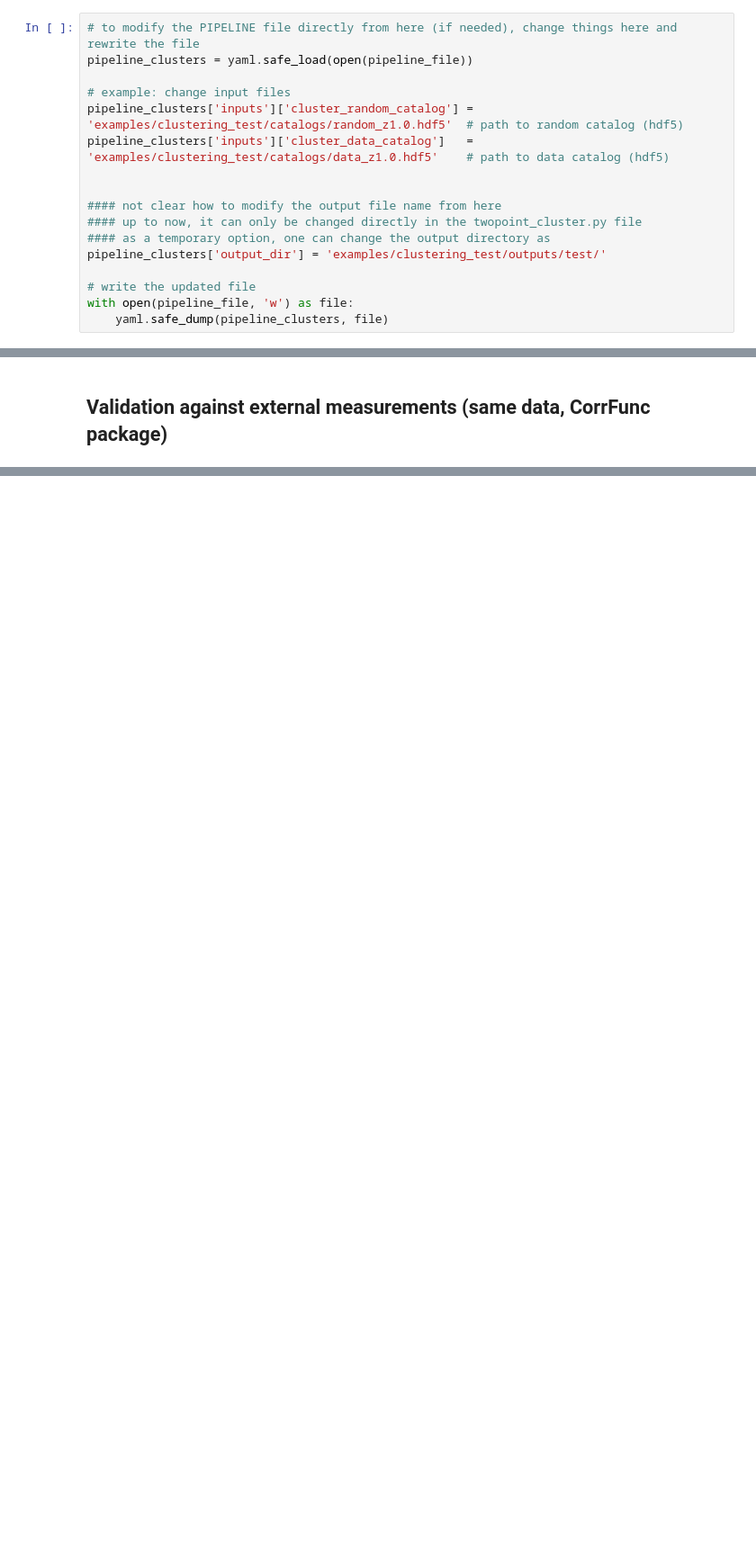
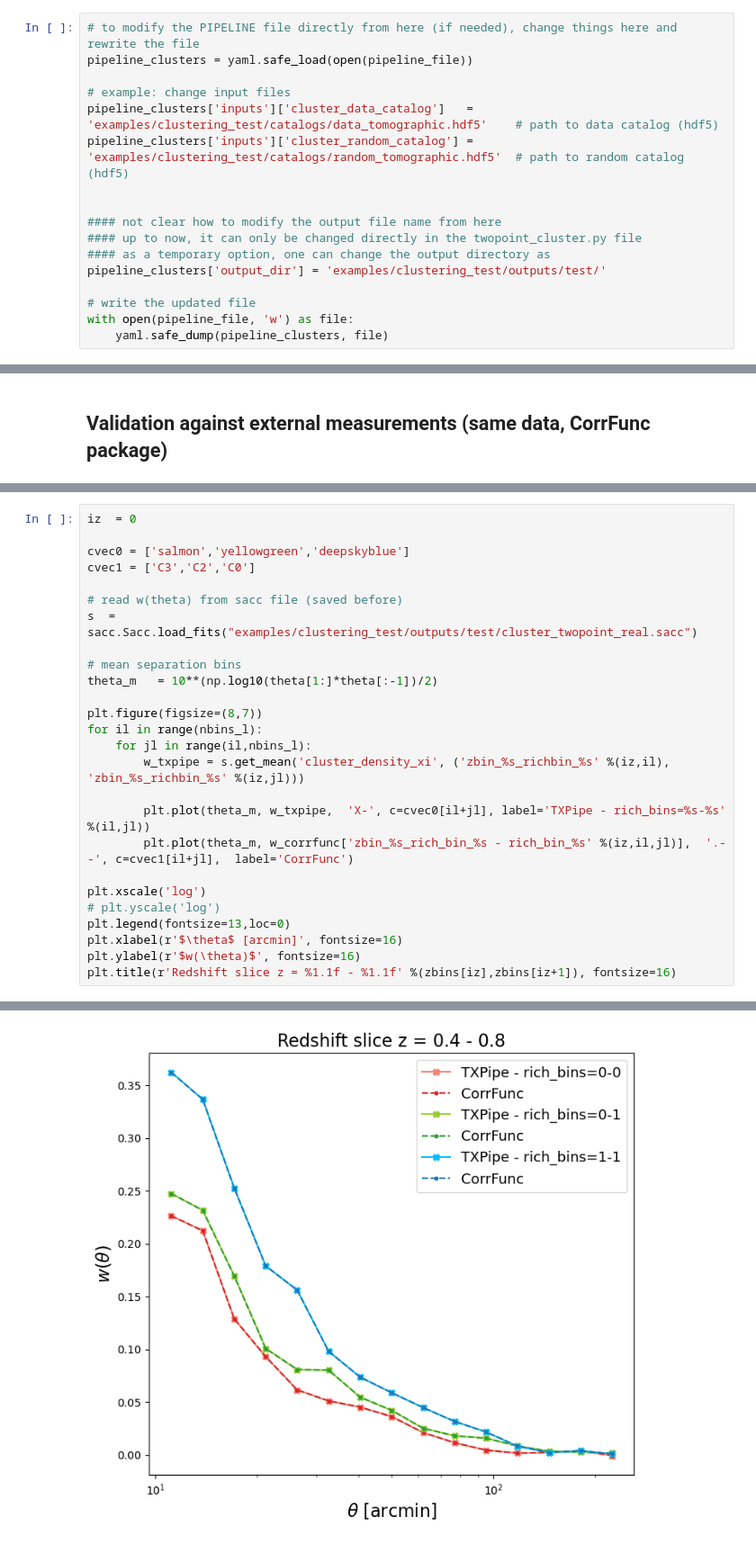
Before and after one commit to LSSTDESC/TXPipe, a Jupyter notebook: notebooks/Cluster_twopoint_test.ipynb, the cells around one changed output, grey strips where cells are left out. Shown: that part at 90% size. Drawn from its saved outputs; the diff is of its cells as text; blank space fills up the shorter version.

```diff
--- a/notebooks/Cluster_twopoint_test.ipynb
+++ b/notebooks/Cluster_twopoint_test.ipynb
@@ -65,8 +76,8 @@ with open(config_file, 'w') as file:
 pipeline_clusters = yaml.safe_load(open(pipeline_file))
 
 # example: change input files
-pipeline_clusters['inputs']['cluster_random_catalog'] = 'examples/clustering_test/catalogs/random_z1.0.hdf5'  # path to random catalog (hdf5)
-pipeline_clusters['inputs']['cluster_data_catalog']   = 'examples/clustering_test/catalogs/data_z1.0.hdf5'    # path to data catalog (hdf5)
+pipeline_clusters['inputs']['cluster_data_catalog']   = 'examples/clustering_test/catalogs/data_tomographic.hdf5'    # path to data catalog (hdf5)
+pipeline_clusters['inputs']['cluster_random_catalog'] = 'examples/clustering_test/catalogs/random_tomographic.hdf5'  # path to random catalog (hdf5)
 
 
 #### not clear how to modify the output file name from here
@@ -230,0 +226,27 @@ Text(0.5, 1.0, 'Redshift slice z = 0.8 - 1.2')
+# %%
+iz  = 0
+
+cvec0 = ['salmon','yellowgreen','deepskyblue']
+cvec1 = ['C3','C2','C0']
+
+# read w(theta) from sacc file (saved before)
+s  = sacc.Sacc.load_fits("examples/clustering_test/outputs/test/cluster_twopoint_real.sacc")
+
+# mean separation bins
+theta_m   = 10**(np.log10(theta[1:]*theta[:-1])/2)
+
+plt.figure(figsize=(8,7))
+for il in range(nbins_l):
+    for jl in range(il,nbins_l):
+        w_txpipe = s.get_mean('cluster_density_xi', ('zbin_%s_richbin_%s' %(iz,il), 'zbin_%s_richbin_%s' %(iz,jl)))
+
+        plt.plot(theta_m, w_txpipe,  'X-', c=cvec0[il+jl], label='TXPipe - rich_bins=%s-%s' %(il,jl))
+        plt.plot(theta_m, w_corrfunc['zbin_%s_rich_bin_%s - rich_bin_%s' %(iz,il,jl)],  '.--', c=cvec1[il+jl],  label='CorrFunc')
+
+plt.xscale('log')
+# plt.yscale('log')
+plt.legend(fontsize=13,loc=0)
+plt.xlabel(r'$\theta$ [arcmin]', fontsize=16)
+plt.ylabel(r'$w(\theta)$', fontsize=16)
+plt.title(r'Redshift slice z = %1.1f - %1.1f' %(zbins[iz],zbins[iz+1]), fontsize=16)
+# %% [output]
@@ -230,0 +254 @@ Text(0.5, 1.0, 'Redshift slice z = 0.8 - 1.2')
+[figure, added]
```
Also changed, not shown: parts of 8 cells of this notebook, 10 other files.
